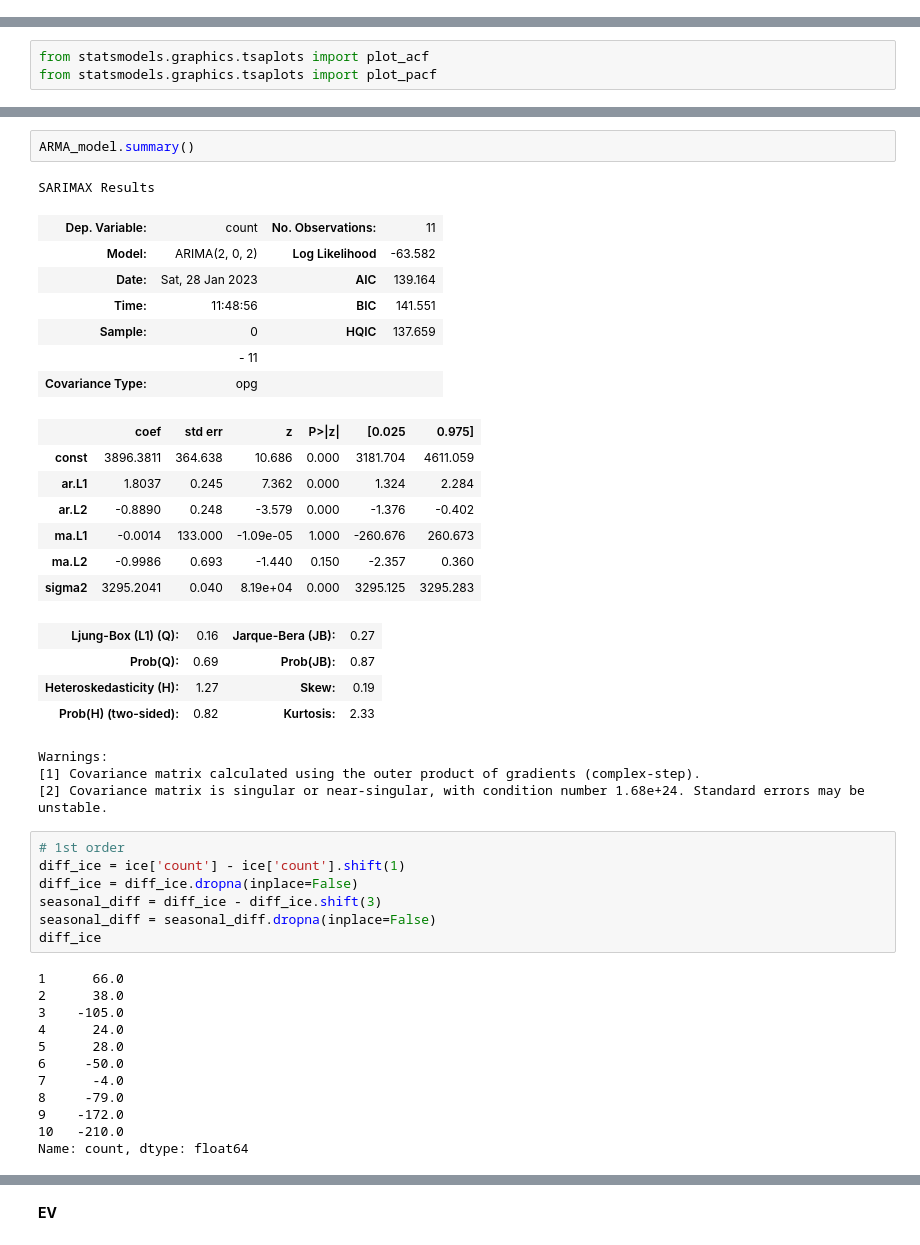
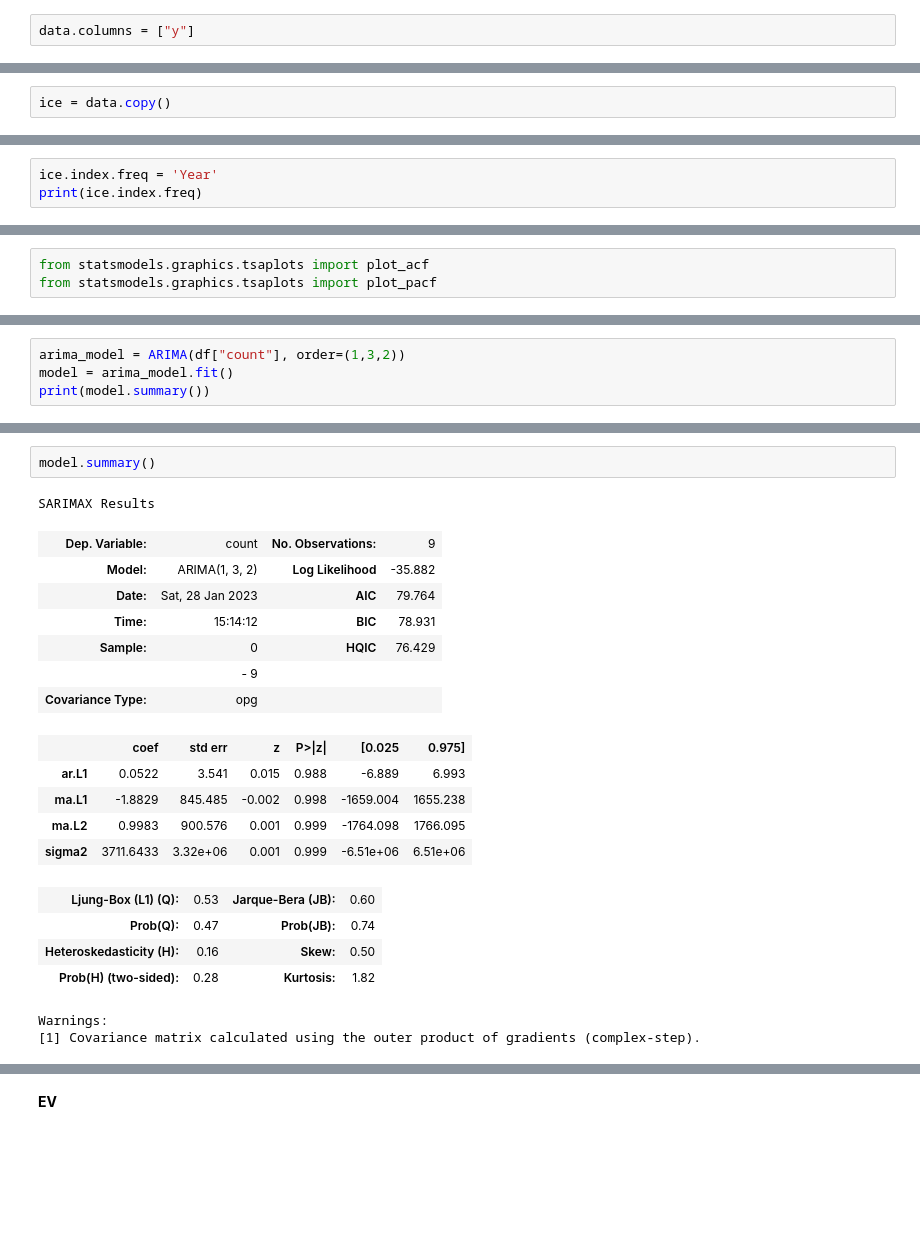
Before and after one commit to harrizazham98/DataScienceProj, a Jupyter notebook: 005_CarPurchase/trend_analysis.ipynb, the cells around one changed output, grey strips where cells are left out. Drawn from its saved outputs; the diff is of its cells as text; blank space fills up the shorter version.

```diff
--- a/005_CarPurchase/trend_analysis.ipynb
+++ b/005_CarPurchase/trend_analysis.ipynb
@@ -78,0 +521,2 @@ ice
+# %%
+data.columns = ["y"]
@@ -78,0 +532,2 @@ ice
+# %%
+ice = data.copy()
@@ -78,0 +642,3 @@ ice
+# %%
+ice.index.freq = 'Year'
+print(ice.index.freq)
@@ -210,0 +1121,4 @@ df.head(10)
+# %%
+arima_model = ARIMA(df["count"], order=(1,3,2))
+model = arima_model.fit()
+print(model.summary())
@@ -223,44 +1155,22 @@ plt.legend(fontsize =20, loc='upper left')
 # %%
-ARMA_model.summary()
+model.summary()
 # %% [output]
 SARIMAX Results
-| Dep. Variable: | count | No. Observations: | 11 |
-| Model: | ARIMA(2, 0, 2) | Log Likelihood | -63.582 |
-| Date: | Sat, 28 Jan 2023 | AIC | 139.164 |
-| Time: | 11:48:56 | BIC | 141.551 |
-| Sample: | 0 | HQIC | 137.659 |
-|  | - 11 |  |  |
+| Dep. Variable: | count | No. Observations: | 9 |
+| Model: | ARIMA(1, 3, 2) | Log Likelihood | -35.882 |
+| Date: | Sat, 28 Jan 2023 | AIC | 79.764 |
+| Time: | 15:14:12 | BIC | 78.931 |
+| Sample: | 0 | HQIC | 76.429 |
+|  | - 9 |  |  |
 | Covariance Type: | opg |  |  |
 |  | coef | std err | z | P>|z| | [0.025 | 0.975] |
-| const | 3896.3811 | 364.638 | 10.686 | 0.000 | 3181.704 | 4611.059 |
-| ar.L1 | 1.8037 | 0.245 | 7.362 | 0.000 | 1.324 | 2.284 |
-| ar.L2 | -0.8890 | 0.248 | -3.579 | 0.000 | -1.376 | -0.402 |
-| ma.L1 | -0.0014 | 133.000 | -1.09e-05 | 1.000 | -260.676 | 260.673 |
-| ma.L2 | -0.9986 | 0.693 | -1.440 | 0.150 | -2.357 | 0.360 |
-| sigma2 | 3295.2041 | 0.040 | 8.19e+04 | 0.000 | 3295.125 | 3295.283 |
+| ar.L1 | 0.0522 | 3.541 | 0.015 | 0.988 | -6.889 | 6.993 |
+| ma.L1 | -1.8829 | 845.485 | -0.002 | 0.998 | -1659.004 | 1655.238 |
+| ma.L2 | 0.9983 | 900.576 | 0.001 | 0.999 | -1764.098 | 1766.095 |
+| sigma2 | 3711.6433 | 3.32e+06 | 0.001 | 0.999 | -6.51e+06 | 6.51e+06 |
-| Ljung-Box (L1) (Q): | 0.16 | Jarque-Bera (JB): | 0.27 |
-| Prob(Q): | 0.69 | Prob(JB): | 0.87 |
-| Heteroskedasticity (H): | 1.27 | Skew: | 0.19 |
-| Prob(H) (two-sided): | 0.82 | Kurtosis: | 2.33 |
+| Ljung-Box (L1) (Q): | 0.53 | Jarque-Bera (JB): | 0.60 |
+| Prob(Q): | 0.47 | Prob(JB): | 0.74 |
+| Heteroskedasticity (H): | 0.16 | Skew: | 0.50 |
+| Prob(H) (two-sided): | 0.28 | Kurtosis: | 1.82 |
 Warnings:
 [1] Covariance matrix calculated using the outer product of gradients (complex-step).
-[2] Covariance matrix is singular or near-singular, with condition number 1.68e+24. Standard errors may be unstable.
-# %%
-# 1st order
-diff_ice = ice['count'] - ice['count'].shift(1)
-diff_ice = diff_ice.dropna(inplace=False)
-seasonal_diff = diff_ice - diff_ice.shift(3)
-seasonal_diff = seasonal_diff.dropna(inplace=False)
-diff_ice
-# %% [output]
-1      66.0
-2      38.0
-3    -105.0
-4      24.0
-5      28.0
-6     -50.0
-7      -4.0
-8     -79.0
-9    -172.0
-10   -210.0
-Name: count, dtype: float64
```
Also changed, not shown: parts of 136 cells of this notebook, 3 other files.
